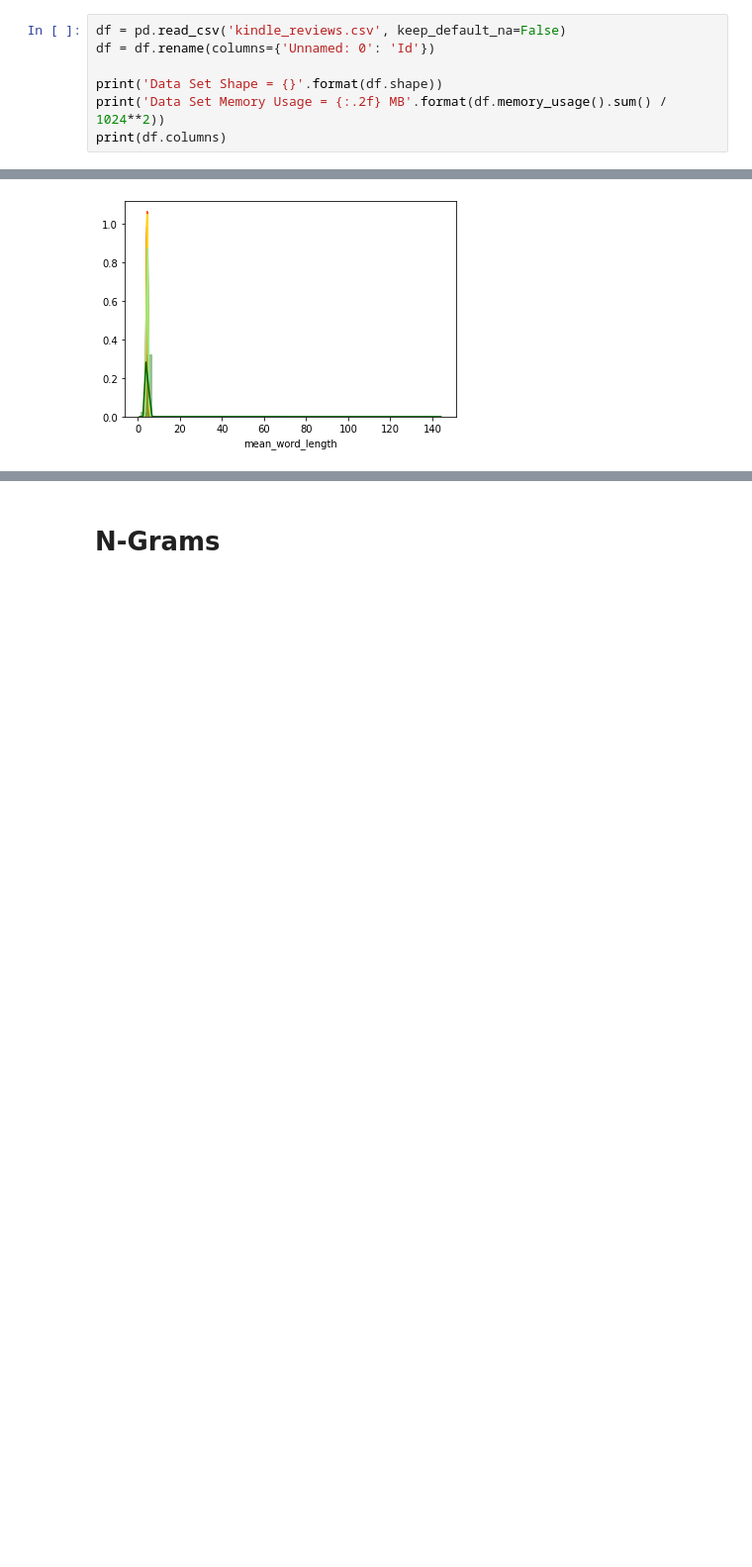
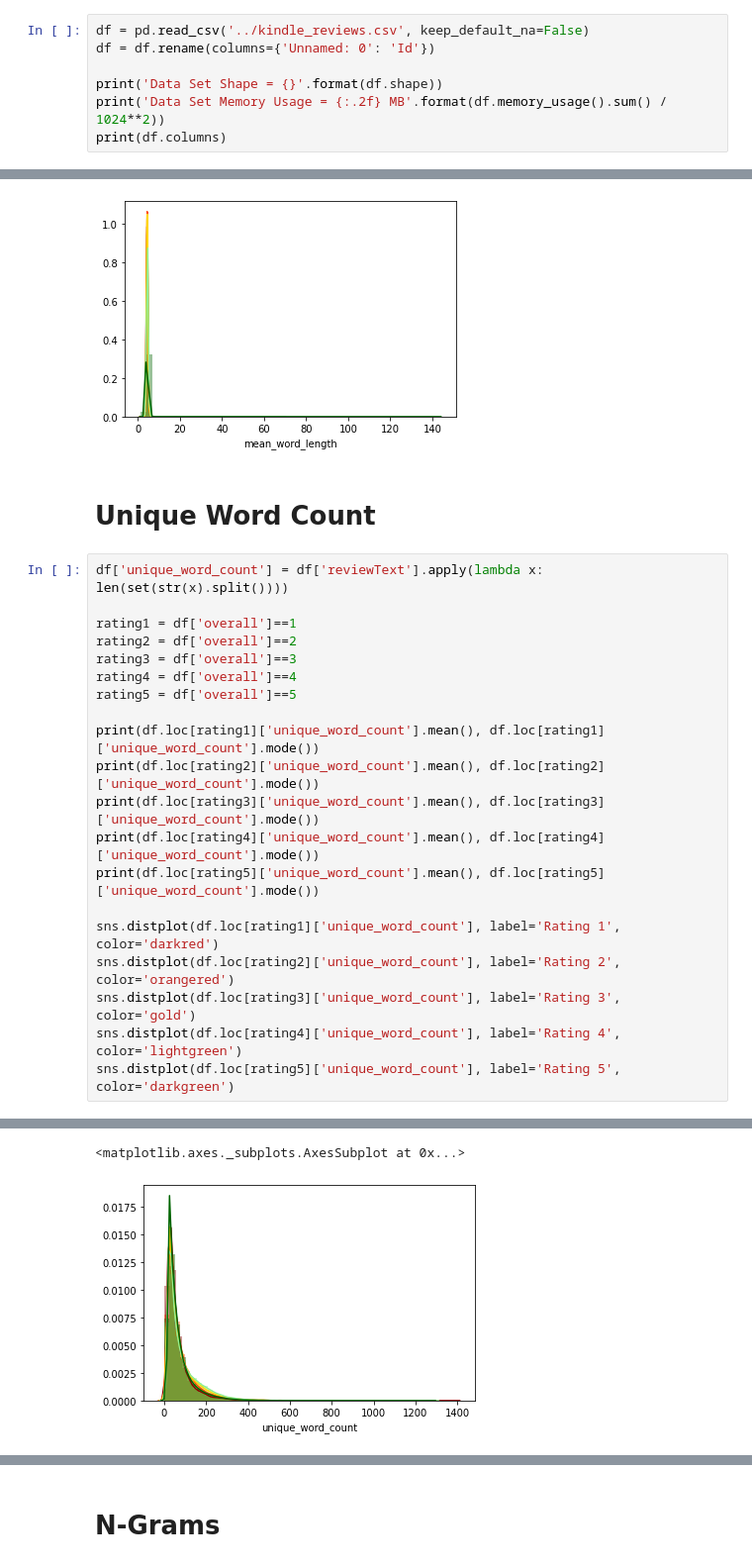
Before and after one commit to DiogoP98/SentimentAnalysis, a Jupyter notebook: EDA/EDA_Diogo.ipynb, the cells around one changed output, grey strips where cells are left out. Shown at 99% size. Cells and saved outputs as stored; diff of their text form; blank space fills up the shorter version.

```diff
--- a/EDA/EDA_Diogo.ipynb
+++ b/EDA/EDA_Diogo.ipynb
@@ -7,5 +8,5 @@ import seaborn as sns
 # %%
-df = pd.read_csv('kindle_reviews.csv', keep_default_na=False)
+df = pd.read_csv('../kindle_reviews.csv', keep_default_na=False)
 df = df.rename(columns={'Unnamed: 0': 'Id'})
 
 print('Data Set Shape = {}'.format(df.shape))
@@ -124,3 +124,26 @@ sns.distplot(df.loc[rating5]['mean_word_length'], label='Rating 5', color='darkg
 # %% [output]
 <matplotlib.axes._subplots.AxesSubplot at 0x...>
 [figure]
+# %% [markdown]
+# Unique Word Count
+# %%
+df['unique_word_count'] = df['reviewText'].apply(lambda x: len(set(str(x).split())))
+
+rating1 = df['overall']==1
+rating2 = df['overall']==2
+rating3 = df['overall']==3
+rating4 = df['overall']==4
+rating5 = df['overall']==5
+
+print(df.loc[rating1]['unique_word_count'].mean(), df.loc[rating1]['unique_word_count'].mode())
+print(df.loc[rating2]['unique_word_count'].mean(), df.loc[rating2]['unique_word_count'].mode())
+print(df.loc[rating3]['unique_word_count'].mean(), df.loc[rating3]['unique_word_count'].mode())
+print(df.loc[rating4]['unique_word_count'].mean(), df.loc[rating4]['unique_word_count'].mode())
+print(df.loc[rating5]['unique_word_count'].mean(), df.loc[rating5]['unique_word_count'].mode())
+
+sns.distplot(df.loc[rating1]['unique_word_count'], label='Rating 1', color='darkred')
+sns.distplot(df.loc[rating2]['unique_word_count'], label='Rating 2', color='orangered')
+sns.distplot(df.loc[rating3]['unique_word_count'], label='Rating 3', color='gold')
+sns.distplot(df.loc[rating4]['unique_word_count'], label='Rating 4', color='lightgreen')
+sns.distplot(df.loc[rating5]['unique_word_count'], label='Rating 5', color='darkgreen')
+# %% [output]
@@ -126,0 +160,2 @@ sns.distplot(df.loc[rating5]['mean_word_length'], label='Rating 5', color='darkg
+<matplotlib.axes._subplots.AxesSubplot at 0x...>
+[figure, added]
```
Also changed, not shown: parts of 10 cells of this notebook, 3 other files.
